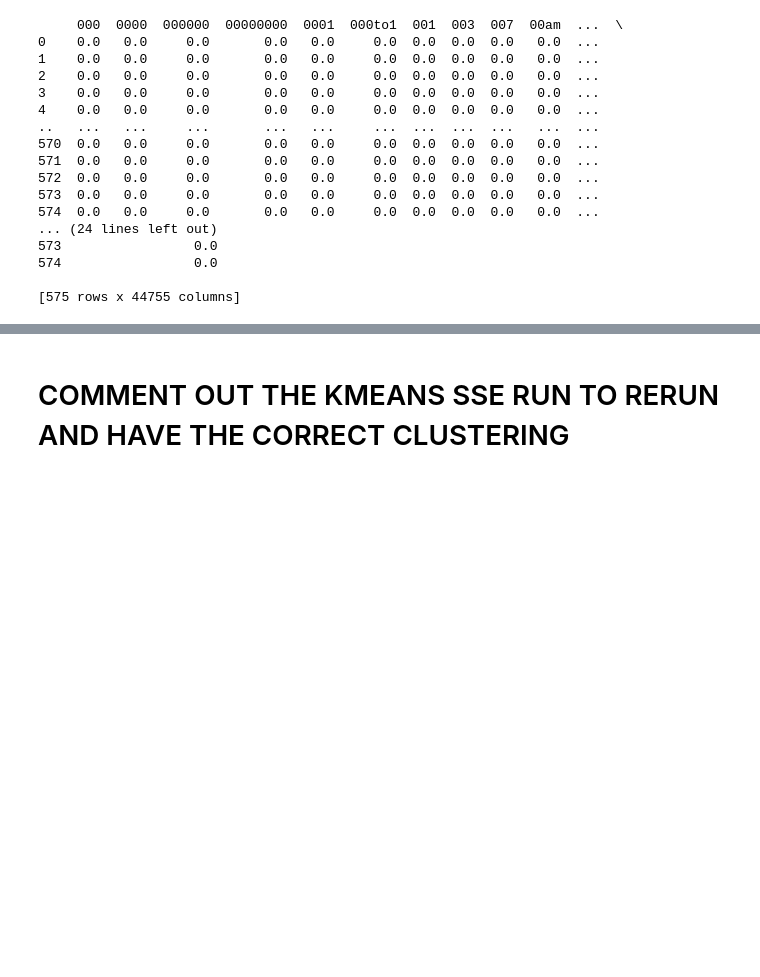
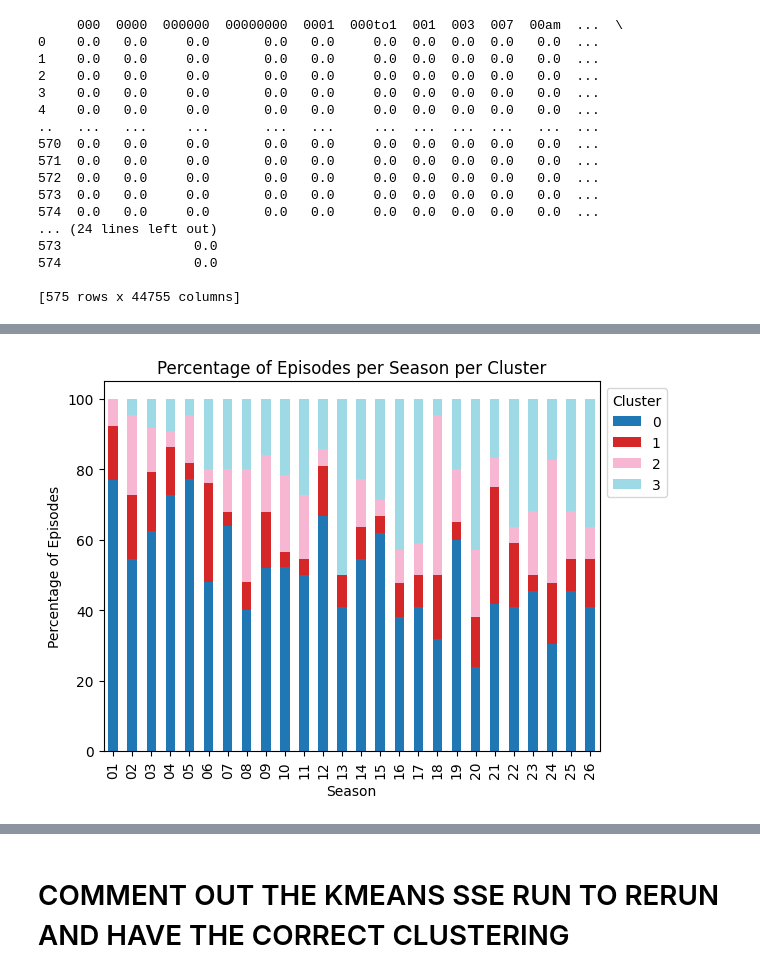
Before and after one commit to nic-hooper/extravagant_koalas, a Jupyter notebook: checkpoint3.ipynb, the cells around one changed output, grey strips where cells are left out. Saved outputs shown, nothing was run; the diff lists cells and outputs as text; code cells hidden in the pictures; blank space fills up the shorter version.

```diff
--- a/checkpoint3.ipynb
+++ b/checkpoint3.ipynb
@@ -137,0 +188,24 @@ Cluster 7: 37 samples
+# %%
+# Group by 'cluster' and 'season' and calculate the count of episodes in each group
+grouped_df = data.groupby(['cluster', 'season']).size().reset_index(name='count of episodes')
+
+# Calculate the total count of episodes in each season
+season_total = grouped_df.groupby('season')['count of episodes'].sum()
+
+# Calculate the percentage of episodes contributed by each cluster within each season
+grouped_df['percent_episodes'] = grouped_df.apply(
+    lambda row: (row['count of episodes'] / season_total[row['season']]) * 100, axis=1
+)
+
+# Pivot the DataFrame to have clusters as columns and seasons as rows
+pivot_df = grouped_df.pivot(index='season', columns='cluster', values='percent_episodes').fillna(0)
+
+# Plot the stacked bar chart
+pivot_df.plot(kind='bar', stacked=True, cmap='tab20')
+plt.xlabel('Season')
+plt.ylabel('Percentage of Episodes')
+plt.title('Percentage of Episodes per Season per Cluster')
+plt.legend(title='Cluster', bbox_to_anchor=(1, 1), loc='upper left')
+plt.show()
+# %% [output]
+[figure, added]
```
Also changed, not shown: parts of 14 cells of this notebook.
